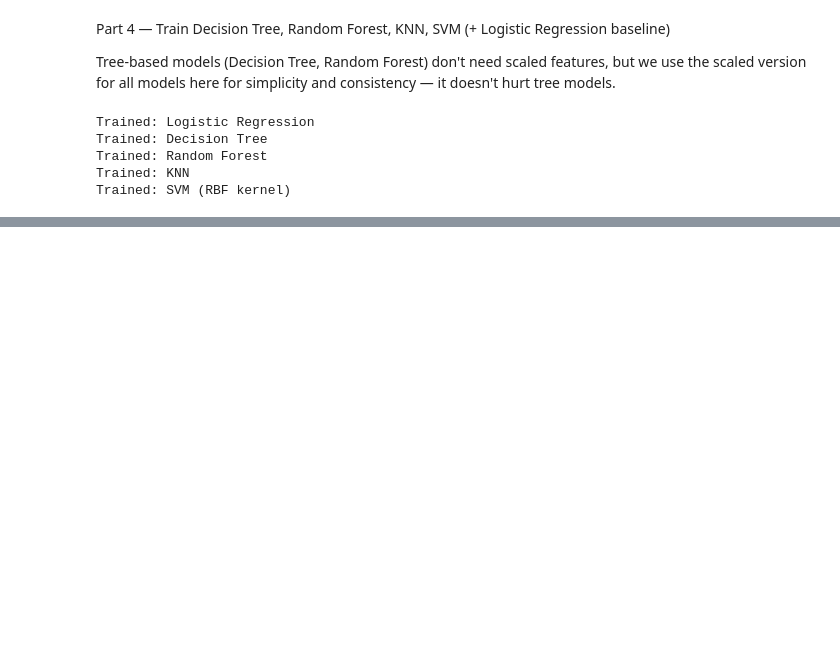
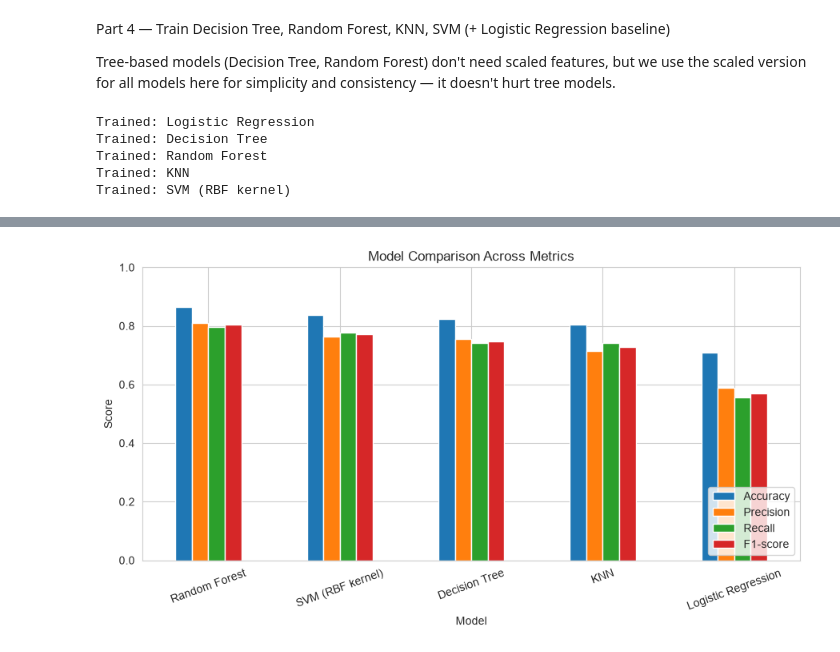
Before and after one commit to santoshkhadka615-syp/AI-ML-Internship, a Jupyter notebook: week 6 diabetes classification/diabetes classification.ipynb, the cells around one changed output, grey strips where cells are left out. Cells and saved outputs as stored; diff of their text form; code cells hidden in the pictures; blank space fills up the shorter version.

```diff
--- a/week 6 diabetes classification/diabetes classification.ipynb
+++ b/week 6 diabetes classification/diabetes classification.ipynb
@@ -188,0 +194,23 @@ Trained: SVM (RBF kernel)
+# %%
+results = []
+predictions = {}
+probabilities = {}
+
+for name, model in trained_models.items():
+    y_pred = model.predict(X_test_scaled)
+    y_proba = model.predict_proba(X_test_scaled)[:, 1]
+    predictions[name] = y_pred
+    probabilities[name] = y_proba
+
+    results.append({
+        "Model": name,
+        "Accuracy": accuracy_score(y_test, y_pred),
+        "Precision": precision_score(y_test, y_pred),
+        "Recall": recall_score(y_test, y_pred),
+        "F1-score": f1_score(y_test, y_pred),
+        "ROC-AUC": roc_auc_score(y_test, y_proba),
+    })
+
+results_df = pd.DataFrame(results).set_index("Model").round(3)
+results_df = results_df.sort_values("F1-score", ascending=False)
+results_df
@@ -188,0 +225,12 @@ Trained: SVM (RBF kernel)
+# %%
+fig, ax = plt.subplots(figsize=(9, 5))
+results_df[["Accuracy", "Precision", "Recall", "F1-score"]].plot(kind="bar", ax=ax)
+ax.set_title("Model Comparison Across Metrics")
+ax.set_ylabel("Score")
+ax.set_ylim(0, 1)
+ax.legend(loc="lower right")
+plt.xticks(rotation=20)
+plt.tight_layout()
+plt.show()
+# %% [output]
+[figure, added]
```
Also changed, not shown: parts of 2 cells of this notebook.
